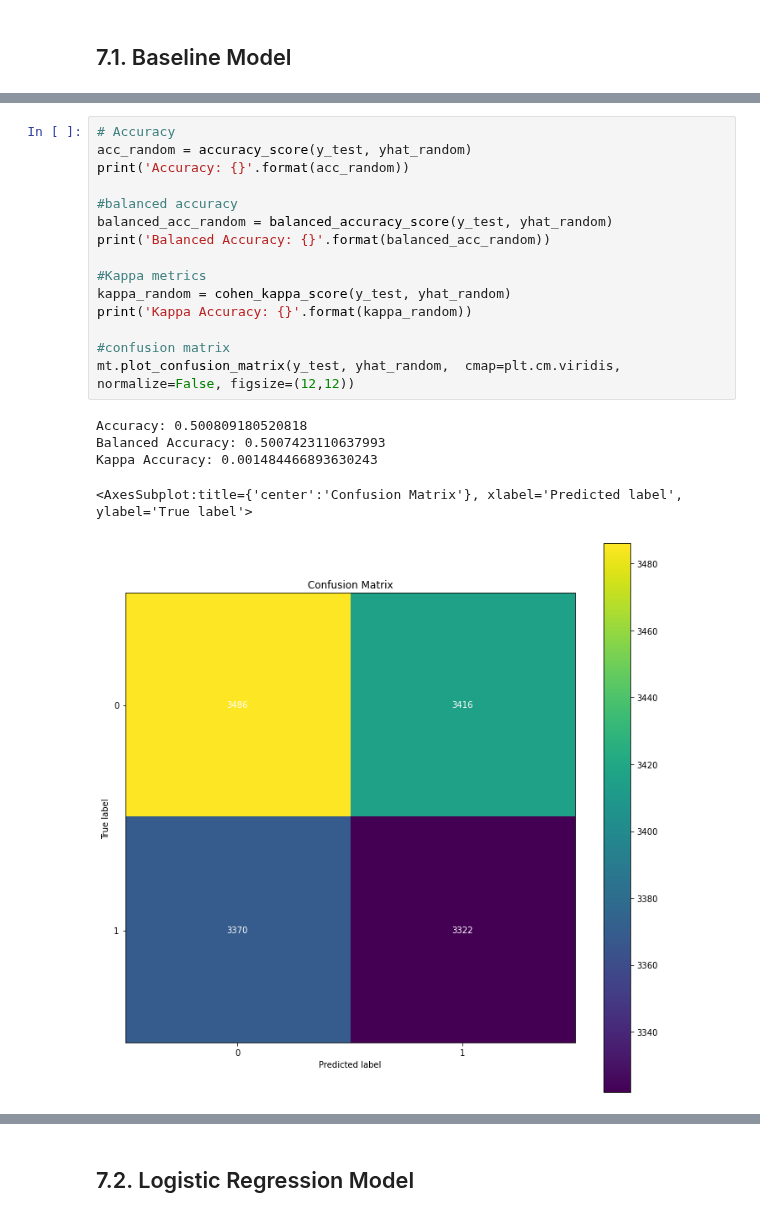
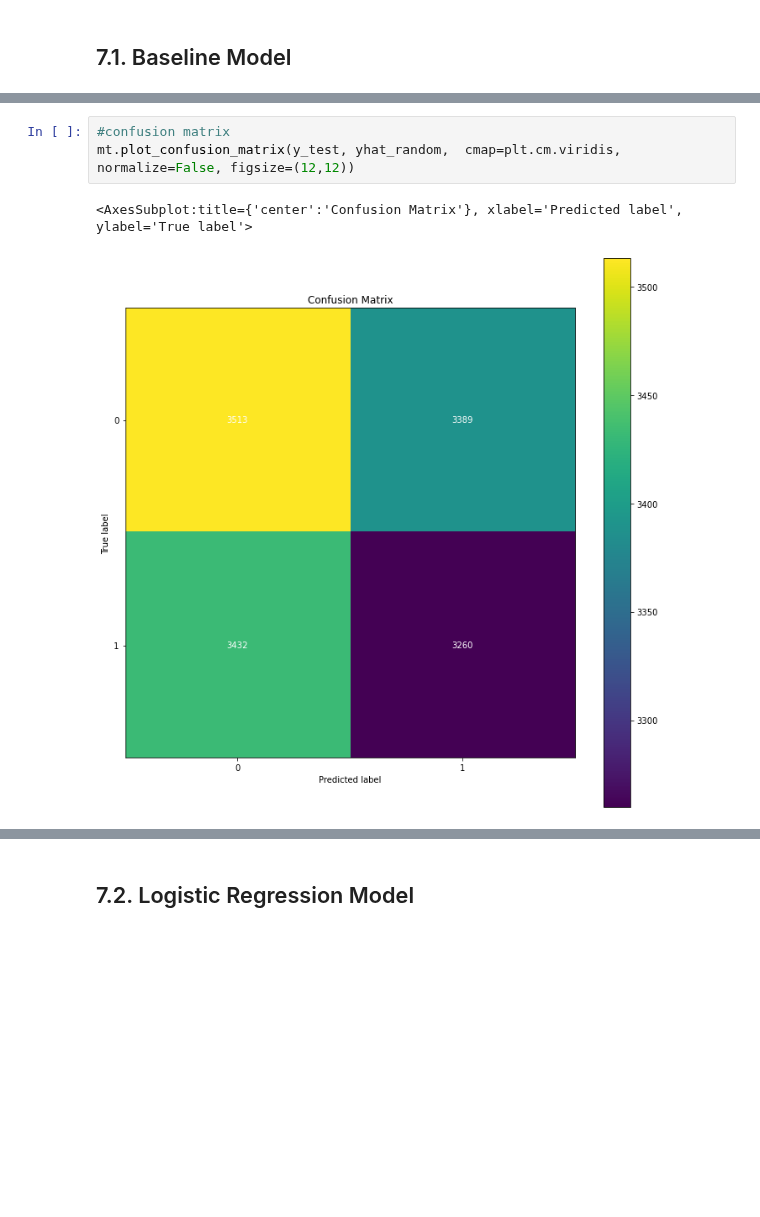
Before and after one commit to HenriqueCR1291/cardio_catch_diseases, a Jupyter notebook: m05_cardio_catch_diseases.ipynb, the cells around one changed output, grey strips where cells are left out. Cells and saved outputs as stored; diff of their text form; blank space fills up the shorter version.

```diff
--- a/m05_cardio_catch_diseases.ipynb
+++ b/m05_cardio_catch_diseases.ipynb
@@ -1452,24 +1452,9 @@ random_result
 # %%
-# Accuracy
-acc_random = accuracy_score(y_test, yhat_random)
-print('Accuracy: {}'.format(acc_random))
-
-#balanced accuracy
-balanced_acc_random = balanced_accuracy_score(y_test, yhat_random)
-print('Balanced Accuracy: {}'.format(balanced_acc_random))
-
-#Kappa metrics
-kappa_random = cohen_kappa_score(y_test, yhat_random)
-print('Kappa Accuracy: {}'.format(kappa_random))
-
 #confusion matrix
 mt.plot_confusion_matrix(y_test, yhat_random,  cmap=plt.cm.viridis, normalize=False, figsize=(12,12))
 # %% [output]
-Accuracy: 0.500809180520818
-Balanced Accuracy: 0.5007423110637993
-Kappa Accuracy: 0.001484466893630243
+<AxesSubplot:title={'center':'Confusion Matrix'}, xlabel='Predicted label', ylabel='True label'>
-<AxesSubplot:title={'center':'Confusion Matrix'}, xlabel='Predicted label', ylabel='True label'>
-[figure, old version]
+[figure, new version]
 # %%
 #df full
 response_list = y_test_full.drop_duplicates().sort_values().tolist()
```
Also changed, not shown: parts of 21 cells of this notebook.
